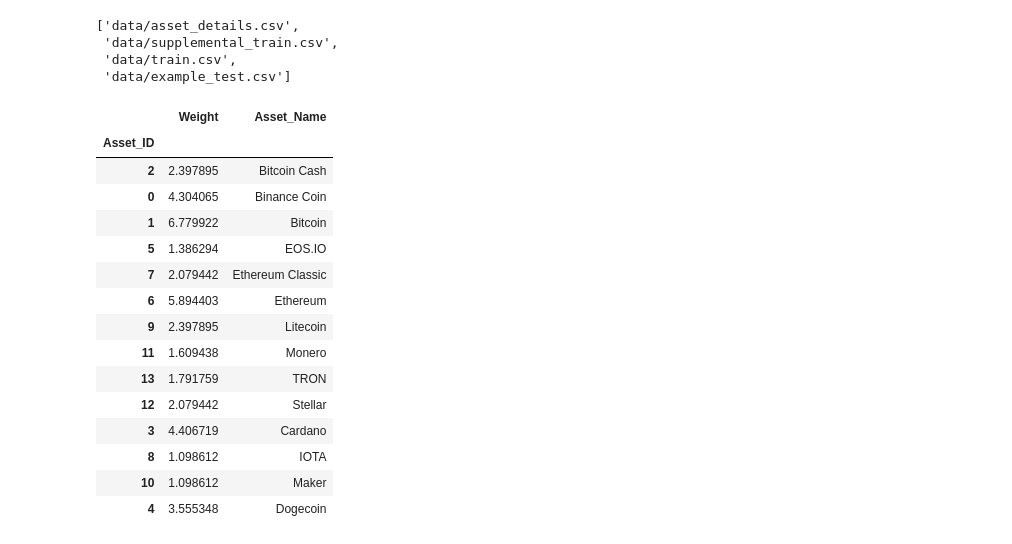
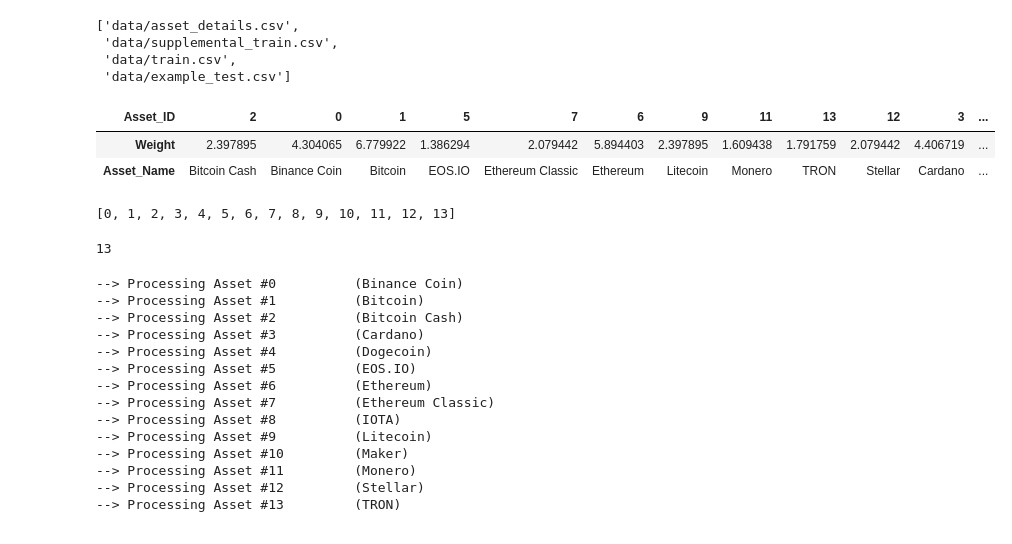
Before and after one commit to lcsrodriguez/cryptotrading, a Jupyter notebook: main.ipynb, the cells around one changed output. Saved outputs shown, nothing was run; the diff lists cells and outputs as text; code cells hidden in the pictures.

Commit message:
Adding get_asset_id() + get_asset_name() functions + ultimate pre-processing for TRAIN/TRAIN2

```diff
--- a/main.ipynb
+++ b/main.ipynb
@@ -16,21 +25,14 @@ assert len(DATA_FILENAMES) == 4
 # %%
 # Importing and storing asset details
 ASSET_DETAILS = pd.read_csv(filepath_or_buffer="data/asset_details.csv", index_col="Asset_ID")
-ASSET_DETAILS
+ASSET_DETAILS.T
 # %% [output]
-|  | Weight | Asset_Name |
-| Asset_ID |  |  |
-| 2 | 2.397895 | Bitcoin Cash |
-| 0 | 4.304065 | Binance Coin |
-| 1 | 6.779922 | Bitcoin |
-| 5 | 1.386294 | EOS.IO |
-| 7 | 2.079442 | Ethereum Classic |
-| 6 | 5.894403 | Ethereum |
-| 9 | 2.397895 | Litecoin |
-| 11 | 1.609438 | Monero |
-| 13 | 1.791759 | TRON |
-| 12 | 2.079442 | Stellar |
-| 3 | 4.406719 | Cardano |
-| 8 | 1.098612 | IOTA |
-| 10 | 1.098612 | Maker |
-| 4 | 3.555348 | Dogecoin |
+| Asset_ID | 2 | 0 | 1 | 5 | 7 | 6 | 9 | 11 | 13 | 12 | 3 | ... |
+| Weight | 2.397895 | 4.304065 | 6.779922 | 1.386294 | 2.079442 | 5.894403 | 2.397895 | 1.609438 | 1.791759 | 2.079442 | 4.406719 | ... |
+| Asset_Name | Bitcoin Cash | Binance Coin | Bitcoin | EOS.IO | Ethereum Classic | Ethereum | Litecoin | Monero | TRON | Stellar | Cardano | ... |
+# %%
+# Retrieving asset ids
+ASSET_IDs = sorted(list(ASSET_DETAILS.index))
+ASSET_IDs
+# %% [output]
+[0, 1, 2, 3, 4, 5, 6, 7, 8, 9, 10, 11, 12, 13]
@@ -37 +62,5 @@ ASSET_DETAILS
+# %%
+get_asset_id("TRON")
+# %% [output]
+13
 # %%
@@ -41,0 +69,38 @@ TRAIN["timestamp"] = pd.to_datetime(arg=TRAIN["timestamp"],
+# %%
+# Hashmap of train datasets for each asset id
+df_train = {asset_id: None for asset_id in ASSET_IDs}
+
+# For each asset id, perform the pre-processing
+for asset_id in ASSET_IDs:
+    print(f"--> Processing Asset #{asset_id} \t ({get_asset_name(asset_id)})")
+
+    # Retrieving the corresponding data rows
+    df_train[asset_id] = TRAIN[TRAIN["Asset_ID"] == asset_id]
+
+    # Removing the Asset_ID column (useless now)
+    try:
+        df_train[asset_id].drop(["Asset_ID", "Target"], axis=1, inplace=True)
+    except:
+        pass
+
+    # Converting the timestamp column
+    df_train[asset_id]["timestamp"] = pd.to_datetime(arg=df_train[asset_id]["timestamp"],
+                                                     unit="s",
+                                                     errors="ignore")
+    # Setting the timestamp column as index column
+    df_train[asset_id].set_index(["timestamp"], inplace=True)
+# %% [output]
+--> Processing Asset #0          (Binance Coin)
+--> Processing Asset #1          (Bitcoin)
+--> Processing Asset #2          (Bitcoin Cash)
+--> Processing Asset #3          (Cardano)
+--> Processing Asset #4          (Dogecoin)
+--> Processing Asset #5          (EOS.IO)
+--> Processing Asset #6          (Ethereum)
+--> Processing Asset #7          (Ethereum Classic)
+--> Processing Asset #8          (IOTA)
+--> Processing Asset #9          (Litecoin)
+--> Processing Asset #10         (Maker)
+--> Processing Asset #11         (Monero)
+--> Processing Asset #12         (Stellar)
+--> Processing Asset #13         (TRON)
```
Also changed, not shown: parts of 18 cells of this notebook.
